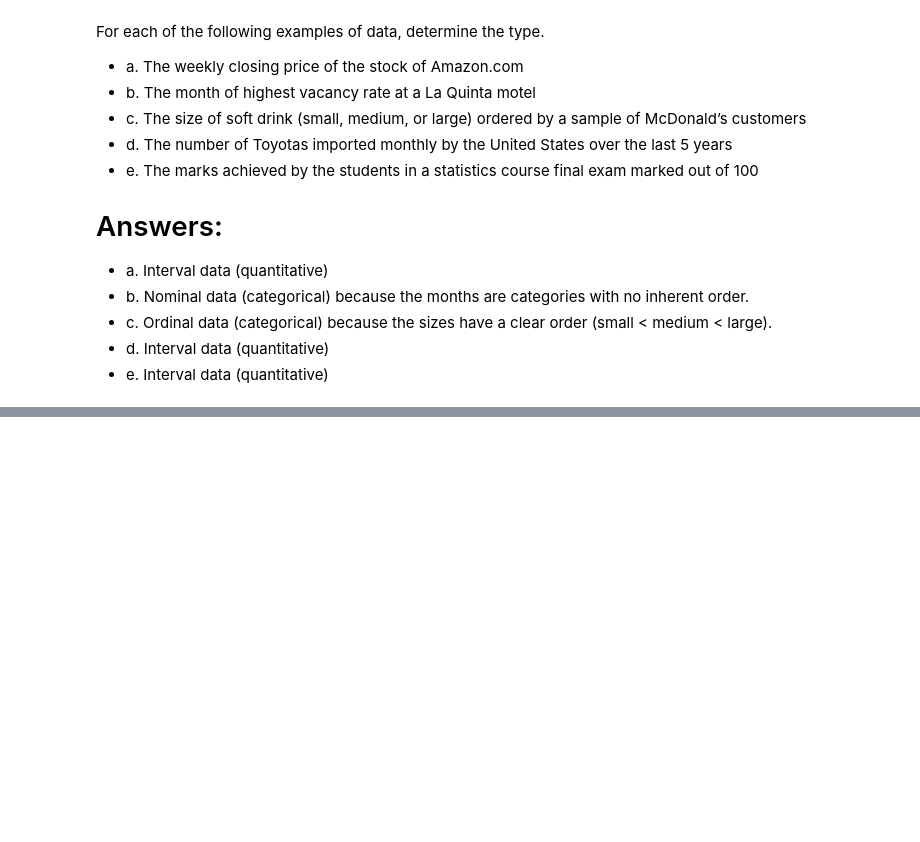
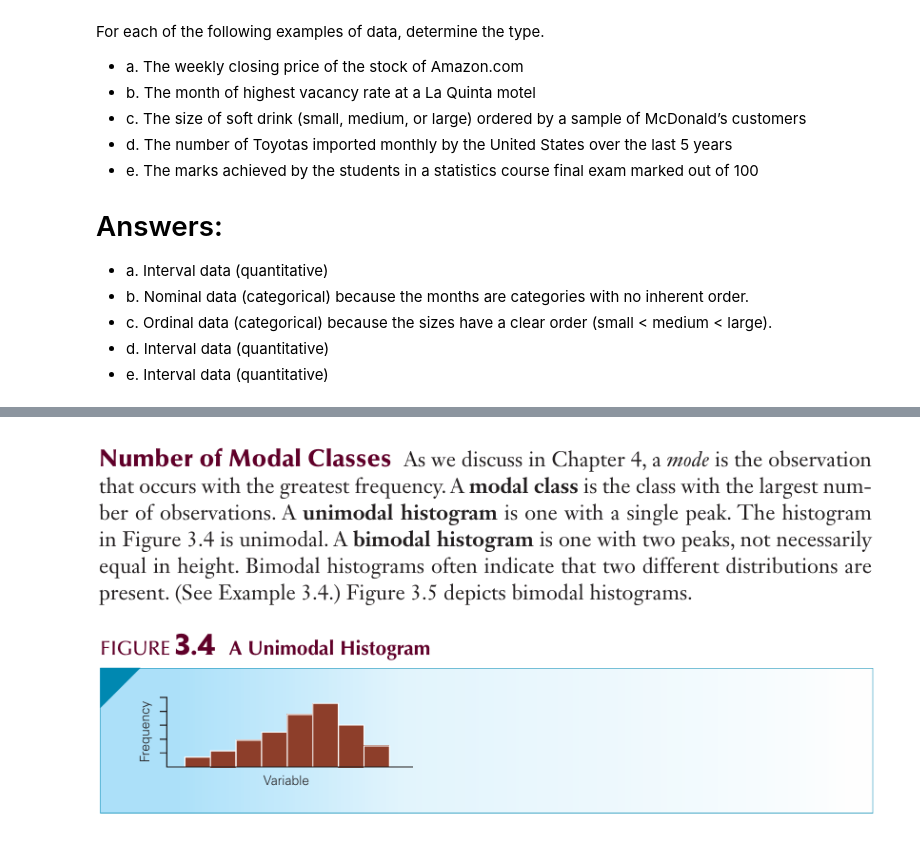
Before and after one commit to ArslanAmanov/Finance, a Jupyter notebook: QuantAnalyses/Quant_method_Analyses/chp_2_descriptive_techniques.ipynb, the cells around one changed output, grey strips where cells are left out. Saved outputs shown, nothing was run; the diff lists cells and outputs as text; code cells hidden in the pictures; blank space fills up the shorter version.

Commit message:
histograms

```diff
--- a/QuantAnalyses/Quant_method_Analyses/chp_2_descriptive_techniques.ipynb
+++ b/QuantAnalyses/Quant_method_Analyses/chp_2_descriptive_techniques.ipynb
@@ -94,0 +109,5 @@ the United States over the last 5 years
+# %%
+from IPython.display import Image
+Image(filename='modal_class.png', width=800, height=800)
+# %% [output]
+[figure, added]
```
Also changed, not shown: parts of 4 cells of this notebook, 2 other files.
